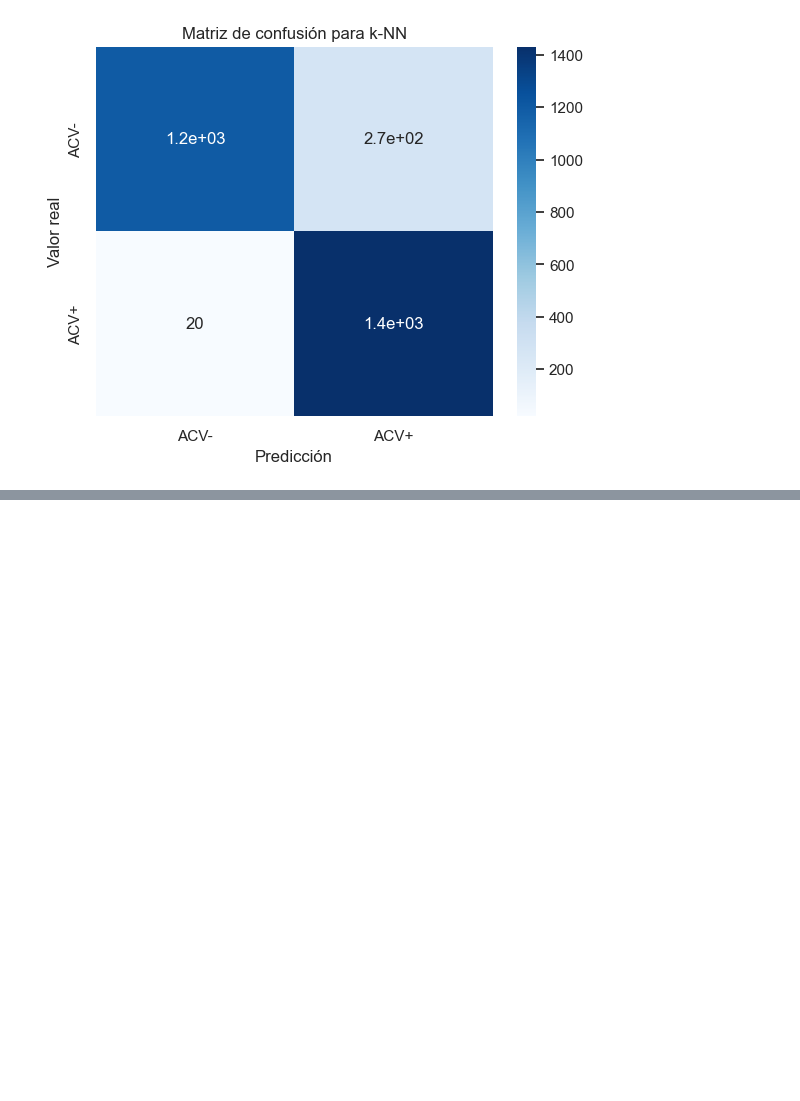
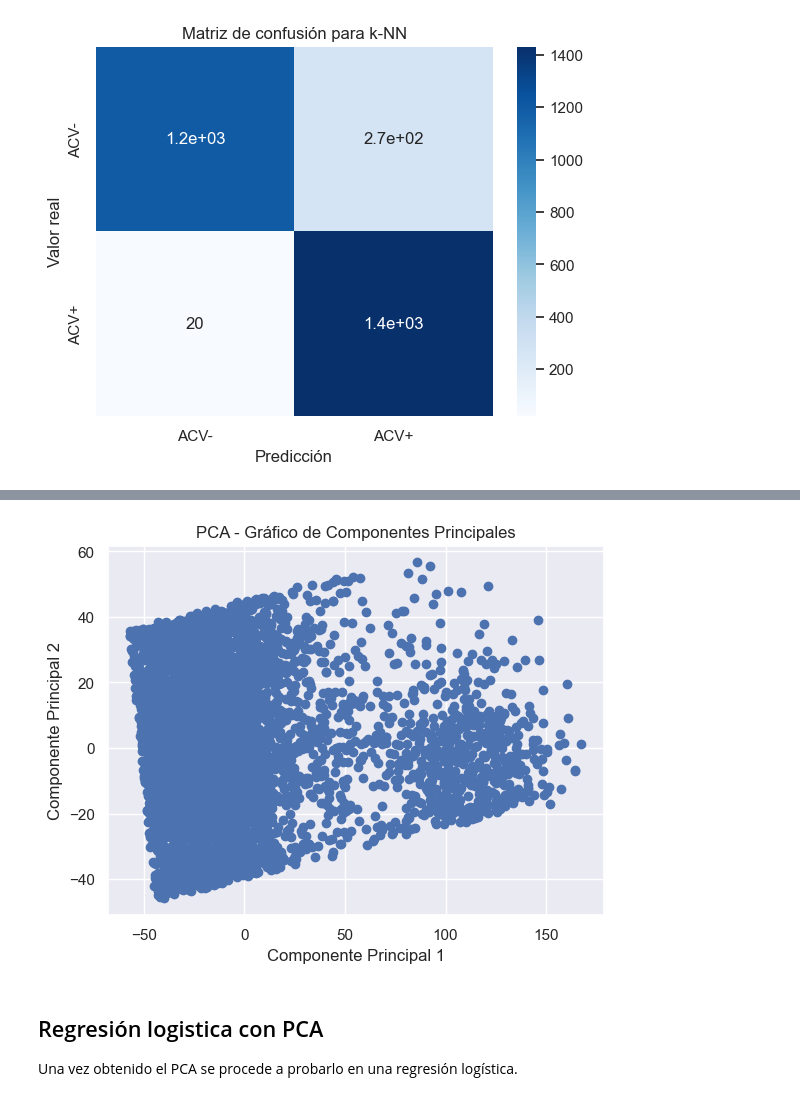
Before and after one commit to patricioneri/Stroke_analysis, a Jupyter notebook: Proyecto_Final Garcia.ipynb, the cells around one changed output, grey strips where cells are left out. Drawn from its saved outputs; the diff is of its cells as text; code cells hidden in the pictures; blank space fills up the shorter version.

```diff
--- a/Proyecto_Final Garcia.ipynb
+++ b/Proyecto_Final Garcia.ipynb
@@ -596,0 +601,25 @@ Matriz de confusión:
+# %%
+from sklearn.decomposition import PCA
+from sklearn.preprocessing import StandardScaler
+
+# Estandarizo los datos (no cambia el PCA pero es buena practica)
+scaler = StandardScaler()
+df_stroke_std = scaler.fit_transform(df_stroke)
+
+# Instancio el PCA con 2 componentes principales
+pca = PCA(n_components=2)
+
+# Ajusto el PCA a los datos estandarizados
+componentes_principales = pca.fit_transform(df_stroke)
+
+# Grafico los componentes principales
+plt.scatter(componentes_principales[:, 0], componentes_principales[:, 1])
+plt.xlabel('Componente Principal 1')
+plt.ylabel('Componente Principal 2')
+plt.title('PCA - Gráfico de Componentes Principales')
+plt.show()
+# %% [output]
+[figure, added]
+# %% [markdown]
+## Regresión logistica con PCA
+Una vez obtenido el PCA se procede a probarlo en una regresión logística.
```
Also changed, not shown: parts of 11 cells of this notebook.
